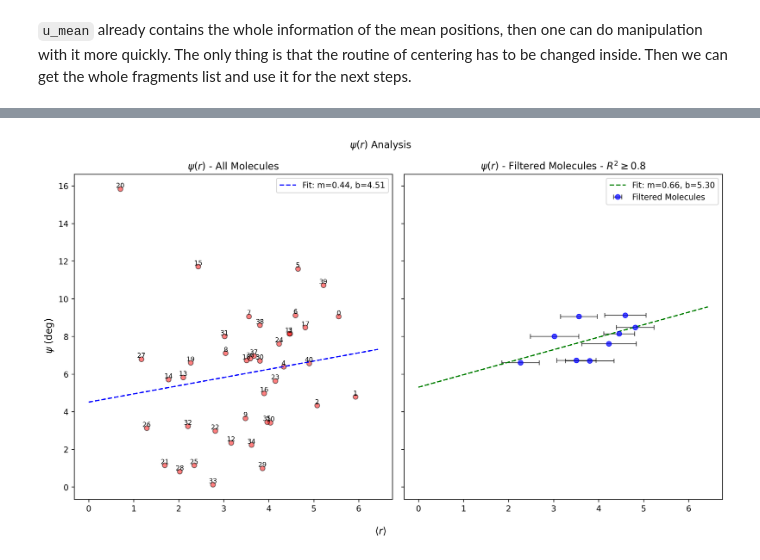
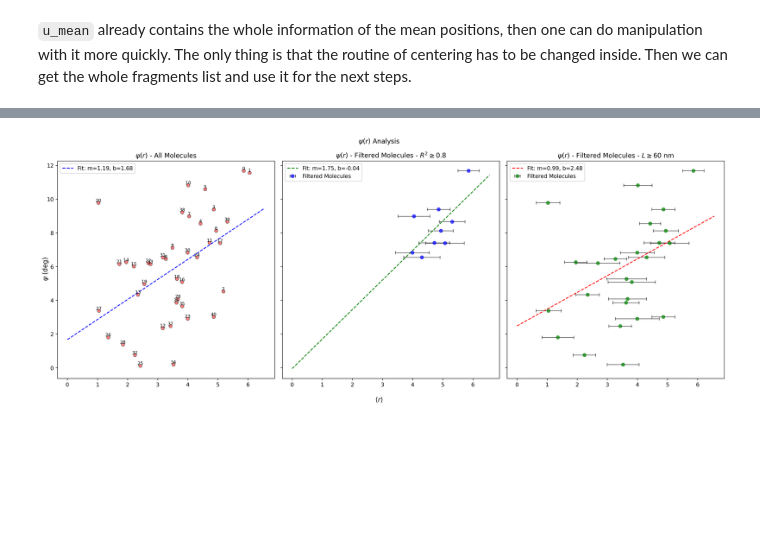
Before and after one commit to eminotre24/Collagen-Project, a Jupyter notebook: MD-Analysis/Twist-Analysis/analysism-2908.ipynb, the cells around one changed output, grey strips where cells are left out. Cells and saved outputs as stored; diff of their text form; code cells hidden in the pictures; blank space fills up the shorter version.

```diff
--- a/MD-Analysis/Twist-Analysis/analysism-2908.ipynb
+++ b/MD-Analysis/Twist-Analysis/analysism-2908.ipynb
@@ -6,22 +6,11 @@ import matplotlib.pyplot as plt
 import numpy as np
 import cyltransf as ct
 
-file_dir = "datageorgetest-2508"
-output_dir = "output-george"
+file_dir = "data100ns-2008"
+output_dir = "output"
 
 u_mean = md.Universe(file_dir + "/md_1.tpr", output_dir + "/md_1_mean.xtc")
 # %% [markdown]
 `u_mean` already contains the whole information of the mean positions, then one can do manipulation with it more quickly. The only thing is that the routine of centering has to be changed inside. Then we can get the whole fragments list and use it for the next steps.
 # %%
 chains = u_mean.select_atoms("protein").fragments
-# %%
-mol = 0
-molecule = chains[3*mol:3*mol + 3]
-molecule_coords = (molecule[0] + molecule[1]+ molecule[2]).positions
-
-molecule_mean_filt = ct.remove_ends(0.5, molecule_coords) / 10
-
-# Cylindrical Coordinates
-rad_mol, phi_mol, z_mol = ct.cyl_proj(molecule_mean_filt)
-
-#rad_mol, phi_mol, z_mol = ct.cyl_proj(molecule_coords)
@@ -74,7 +28,7 @@ for mol in range(tot_mol):
     molecule_coords = (molecule[0] + molecule[1]+ molecule[2]).positions
 
     # Length of the Molecule
-    length[mol] = molecule_coords[:,2].max() - molecule_coords[:,2].min() / 10
+    length[mol] = (molecule_coords[:,2].max() - molecule_coords[:,2].min()) / 10
 
     # Apply Filter
     molecule_mean_filt = ct.remove_ends(0.5, molecule_coords) / 10
@@ -93,6 +47,7 @@ for mol in range(tot_mol):
 # %%
 # filter R^2
 filt_r2 = 0.80
+filt_length = 60
 
 # Psi - Deg
 psi = np.rad2deg(np.atan(abs(tau)))
@@ -104,5 +59,12 @@ psi_filt = psi[maskr2]
 mean_rad_filt = mean_rad[maskr2]
 std_rad_filt = std_rad[maskr2]
 length_filt = length[maskr2]
+
+# Filter for length
+masklgth = (length >= filt_length)
+psi_lgth = psi[masklgth]
+mean_rad_lgth = mean_rad[masklgth]
+std_rad_lgth = std_rad[masklgth]
+r2s_lgth = r2s[masklgth]
 # %%
 # Visualization of the Rsquared
@@ -126,33 +93,43 @@ plt.show()
 eval_fit = np.linspace(0, max(mean_rad) + 0.5, 1000)
 
 # Plot
-fig, ax = plt.subplots(1,2, figsize=(12,7),dpi=250, sharex=1, sharey=1)
+fig, ax = plt.subplots(1,3, figsize=(18,7),dpi=250, sharex=1, sharey=1)
 # plt.plot(mean_rad, tau, color='k', linestyle='dashed')
 ax[0].scatter(mean_rad, psi, color='r', edgecolor='k', alpha=0.5)
 b_psi, m_psi = np.polynomial.polynomial.polyfit(mean_rad, psi, 1)
 fit = np.polynomial.polynomial.Polynomial((b_psi, m_psi))
 ax[0].plot(eval_fit, fit(eval_fit), linestyle='dashed', color='b', label=f'Fit: m={m_psi:.2f}, b={b_psi:.2f}')
 
 # Label Molecules
 for i, (x, y) in enumerate(zip(mean_rad, psi)):
     ax[0].text(x, y, str(i), fontsize=8, ha='center', va='bottom')
 
 ax[0].set_title(r"$\psi(r)$ - All Molecules")
 ax[0].legend()
 
 # --- Filtered ---
 ax[1].errorbar(mean_rad_filt, psi_filt, xerr=std_rad_filt, fmt='o', color='blue', alpha=0.7, ecolor='k', elinewidth=1, capsize=3, label='Filtered Molecules')
 b_psif, m_psif = np.polynomial.polynomial.polyfit(mean_rad_filt, psi_filt, 1)
 fit = np.polynomial.polynomial.Polynomial((b_psif, m_psif))
 ax[1].plot(eval_fit, fit(eval_fit), linestyle='dashed', color='g', label=f'Fit: m={m_psif:.2f}, b={b_psif:.2f}')
 ax[1].set_title(rf"$\psi(r)$ - Filtered Molecules - $R^2 \geq${filt_r2}")
 ax[1].legend()
 
+# --- Filter: Length ---
+weights = 1 / std_rad_lgth
+ax[2].errorbar(mean_rad_lgth, psi_lgth, xerr=std_rad_lgth, fmt='o', color='g', alpha=0.7, ecolor='k', elinewidth=1, capsize=3, label='Filtered Molecules')
+b_psif2, m_psif2 = np.polynomial.polynomial.polyfit(mean_rad_lgth, psi_lgth, 1, w=weights)
+fit = np.polynomial.polynomial.Polynomial((b_psif2, m_psif2))
+ax[2].plot(eval_fit, fit(eval_fit), linestyle='dashed', color='r', label=f'Fit: m={m_psif2:.2f}, b={b_psif2:.2f}')
+ax[2].set_title(rf"$\psi(r)$ - Filtered Molecules - $L \geq${filt_length} nm")
+ax[2].legend()
+
+
 fig.supxlabel(r'$\langle r \rangle$')
 fig.supylabel(r'$\psi$ (deg)')
 
 plt.suptitle(r"$\psi(r)$ Analysis")
 plt.tight_layout()
 plt.show()
 # %% [output]
-[figure, old version]
+[figure, new version]
```
Also changed, not shown: parts of 5 cells of this notebook, 1 other file.
